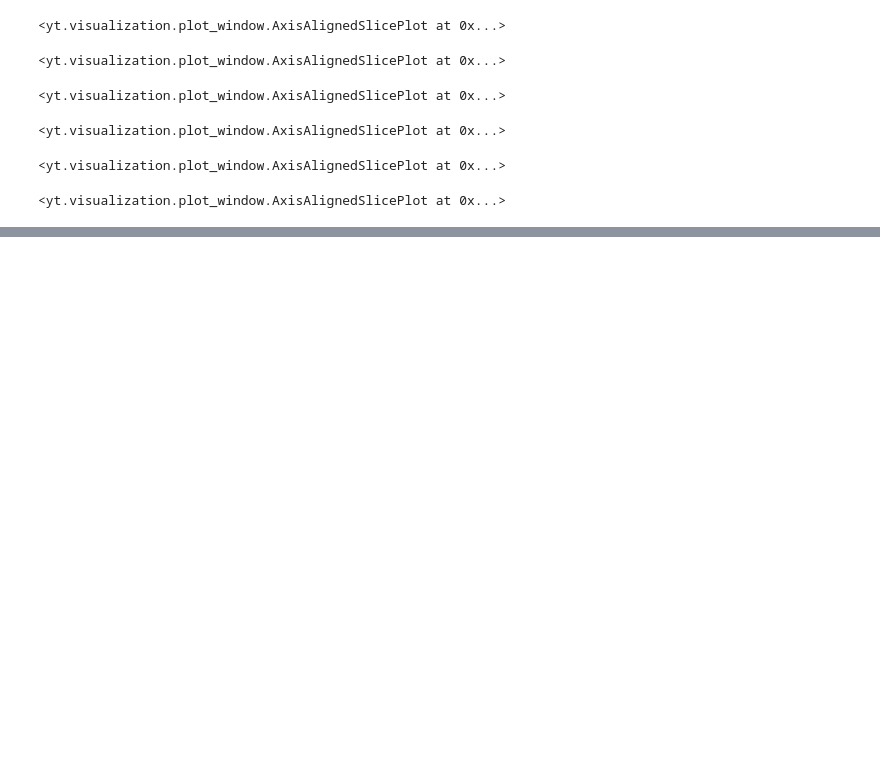
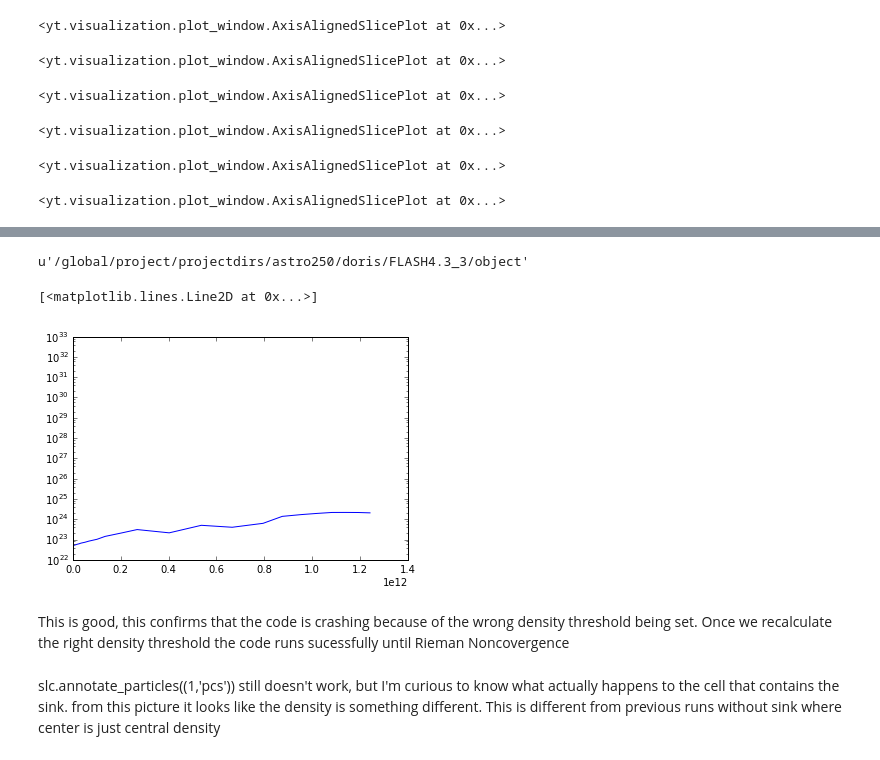
Before and after one commit to dorisjlee/StarFormationCode, a Jupyter notebook: FLASH/04_23_2016_Sink2.ipynb, the cells around one changed output, grey strips where cells are left out. Cells and saved outputs as stored; diff of their text form; code cells hidden in the pictures; blank space fills up the shorter version.

```diff
--- a/FLASH/04_23_2016_Sink2.ipynb
+++ b/FLASH/04_23_2016_Sink2.ipynb
@@ -235,0 +272,16 @@ for i in np.arange(14):
+# %%
+pwd
+# %% [output]
+u'/global/project/projectdirs/astro250/doris/FLASH4.3_3/object'
+# %%
+data =np.loadtxt("sinks_evol.dat",skiprows=1)
+t = data[:,1]
+mdot = data[:,15]
+plt.semilogy(t,mdot)
+# %% [output]
+[<matplotlib.lines.Line2D at 0x...>]
+[figure, added]
+# %% [markdown]
+This is good, this confirms that the code is crashing because of the wrong density threshold being set. Once we recalculate the right density threshold the code runs sucessfully until Rieman Noncovergence
+# %% [markdown]
+slc.annotate_particles((1,'pcs')) still doesn't work, but I'm curious to know what actually happens to the cell that contains the sink. from this picture it looks like the density is something different. This is different from previous runs without sink where center is just central density
```
Also changed, not shown: parts of 10 cells of this notebook, 1 other file.
